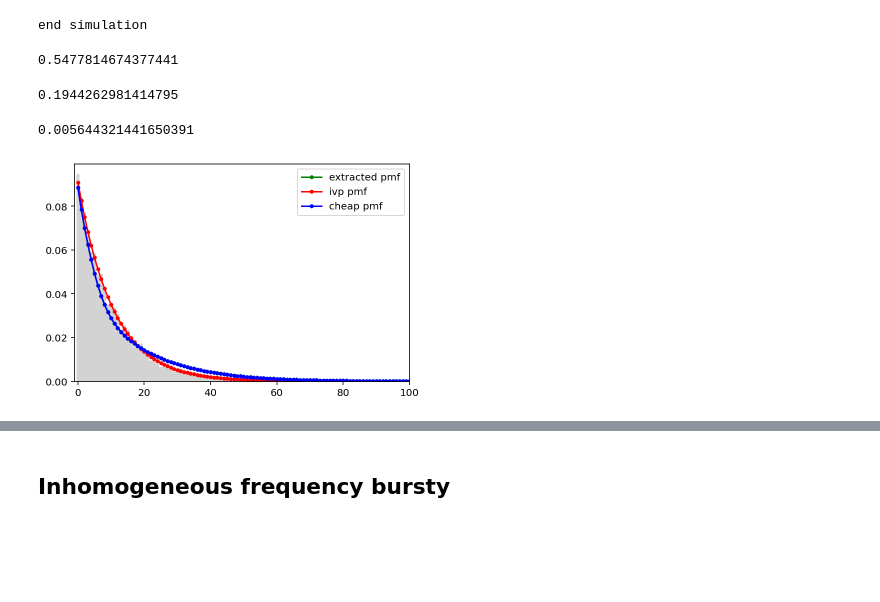
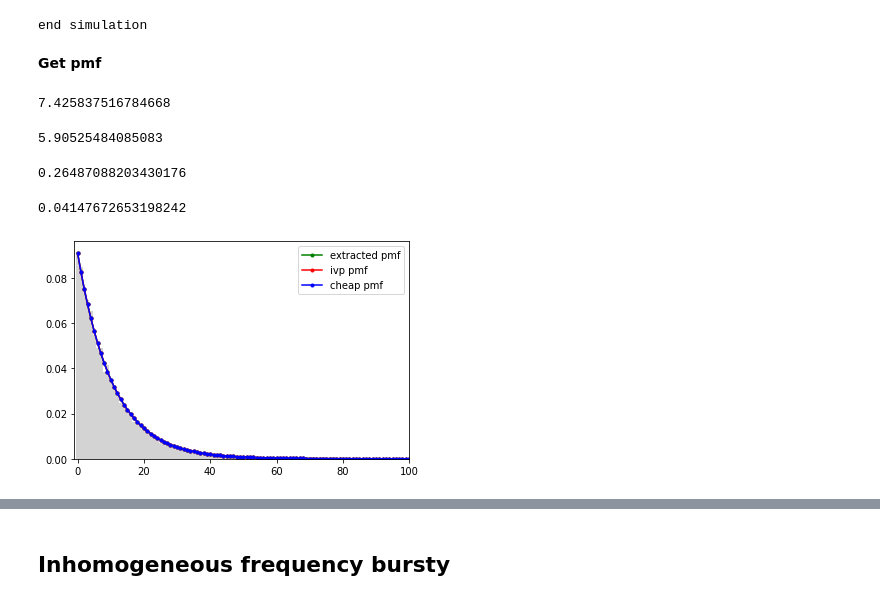
Before and after one commit to pachterlab/FGP_2024, a Jupyter notebook: Bursty.ipynb, the cells around one changed output, grey strips where cells are left out. Saved outputs shown, nothing was run; the diff lists cells and outputs as text; code cells hidden in the pictures; blank space fills up the shorter version.

```diff
--- a/Bursty.ipynb
+++ b/Bursty.ipynb
@@ -249,45 +430,57 @@ end simulation
+# %% [markdown]
+**Get pmf**
 # %%
-mx = X.max()+10
+mx = [X[:,:,0].max()+10,X[:,:,1].max()+10]
 theta = [k[0],k[0],bvec[0],bvec[0],0,0,k[1],k[2]]
-Tau = [0,0.5,1]
+Tau = np.append(tau,T)
 t1 = time.time()
-pmf = get_P(theta, tvec, Tau, [mx,mx])
+pmf_ = get_P(theta, tvec, Tau, mx, method="cumtrapz")
 t2 = time.time()
 print(t2-t1)
 # %% [output]
-0.5477814674377441
+7.425837516784668
+# %%
+t1 = time.time()
+pmf = get_P(theta, tvec, Tau, mx, method="ode")
+t2 = time.time()
+print(t2-t1)
+# %% [output]
+5.90525484085083
 # %%
 t1 = time.time()
-pmf1 = eval_model_inh_burst_rk(tau,k[0],k[1],bvec,burstfun,tvec,T,mx)
+pmf1 = eval_model_inh_burst_rk(tau,k[0],k[1],bvec,burstfun,tvec,T,mx[0])
 t2 = time.time()
 print(t2-t1)
 #tau,ki,beta,bvec,burstfun,tvec,T,limits
 # %% [output]
-0.1944262981414795
+0.26487088203430176
 # %%
 t1 = time.time()
-pmf2 = eval_model_inh_burst_cheap(tau,k[0],k[1],bvec,burstfun,tvec,T,mx)
+pmf2 = eval_model_inh_burst_cheap(tau,k[0],k[1],bvec,burstfun,tvec,T,mx[0])
 t2 = time.time()
 print(t2-t1)
 # %% [output]
-0.005644321441650391
+0.04147672653198242
 # %%
-j=50
+j=-1
 
-bins = np.arange(mx)-0.5
+bins = np.arange(mx[0])-0.5
 _=plt.hist(X[:,j,0],bins=bins,density=True,facecolor='lightgray')
 
-x = np.arange(mx)
+x = np.arange(mx[0])
 y = pmf[j].sum(axis=1)
 plt.plot(x,y,'g.-',label='extracted pmf')
 
 y = pmf1[j]
 plt.plot(x,y,'r.-',label='ivp pmf')
 
 y = pmf2[j]
 plt.plot(x,y,'b.-',label='cheap pmf')
 
+#y = scipy.stats.nbinom.pmf(x,k[0]/k[1],1/(1+bvec[-1]))
+#plt.plot(x,y,'r.-',label='SS')
+
 plt.legend()
 plt.xlim([-1,100]);
 # %% [output]
-[figure, old version]
+[figure, new version]
```
Also changed, not shown: parts of 36 cells of this notebook.
